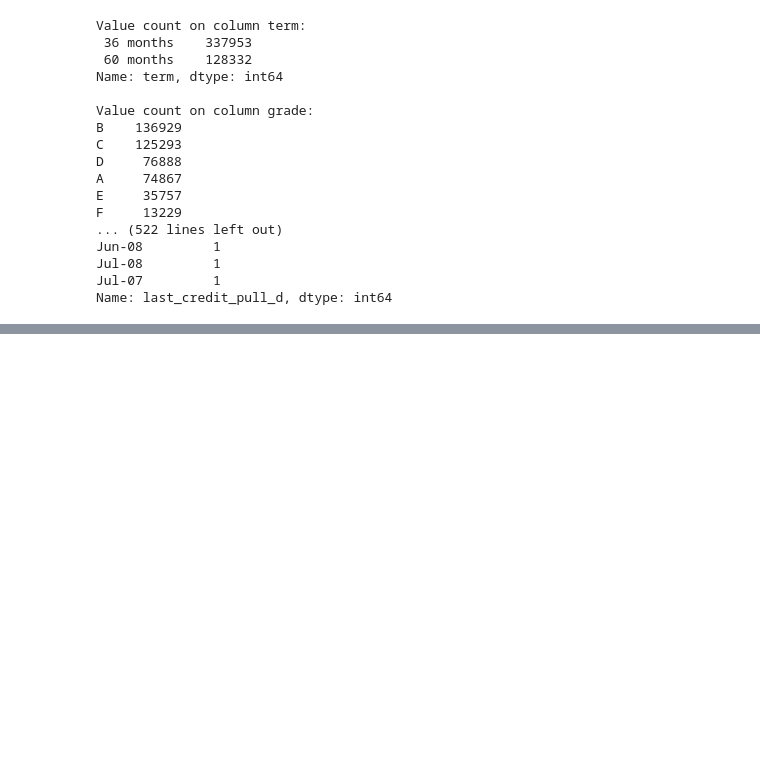
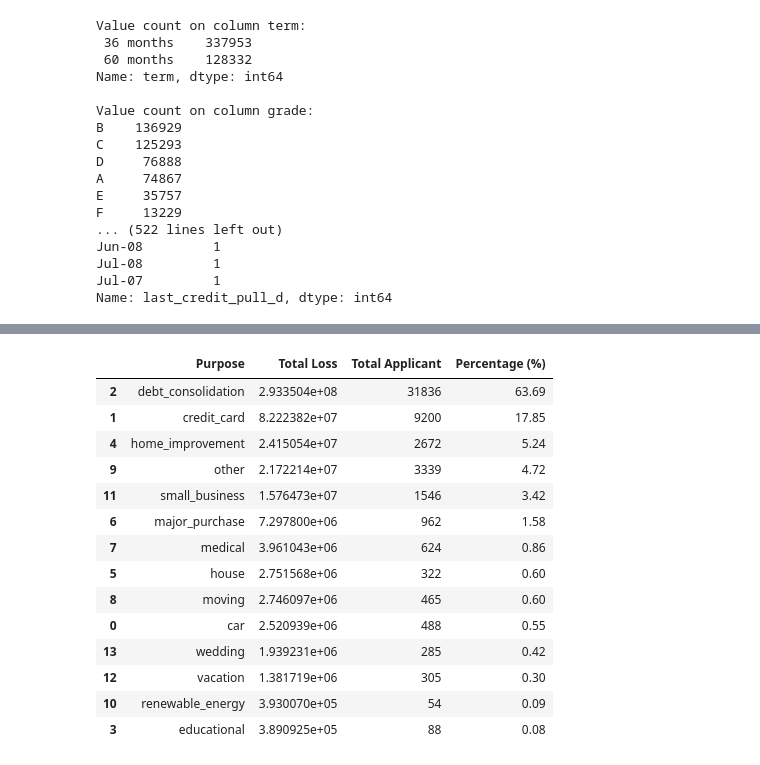
Before and after one commit to Reysadena/Credit-Risk-Analysis-and-Prediction, a Jupyter notebook: Credit_Risk_Analysis.ipynb, the cells around one changed output, grey strips where cells are left out. Saved outputs shown, nothing was run; the diff lists cells and outputs as text; code cells hidden in the pictures; blank space fills up the shorter version.

```diff
--- a/Credit_Risk_Analysis.ipynb
+++ b/Credit_Risk_Analysis.ipynb
@@ -300,0 +360,23 @@ Name: last_credit_pull_d, dtype: int64
+# %%
+b = bd1.groupby(['purpose']).agg({'remain_py':'sum',
+                                    'id':'count'}).reset_index()
+b['%'] = round(b['remain_py']*100/sum(b['remain_py']),2)
+b.columns = ['Purpose','Total Loss', 'Total Applicant','Percentage (%)']
+b = b.sort_values(by = ['Total Loss'], ascending=False)
+b
+# %% [output]
+|  | Purpose | Total Loss | Total Applicant | Percentage (%) |
+| 2 | debt_consolidation | 2.933504e+08 | 31836 | 63.69 |
+| 1 | credit_card | 8.222382e+07 | 9200 | 17.85 |
+| 4 | home_improvement | 2.415054e+07 | 2672 | 5.24 |
+| 9 | other | 2.172214e+07 | 3339 | 4.72 |
+| 11 | small_business | 1.576473e+07 | 1546 | 3.42 |
+| 6 | major_purchase | 7.297800e+06 | 962 | 1.58 |
+| 7 | medical | 3.961043e+06 | 624 | 0.86 |
+| 5 | house | 2.751568e+06 | 322 | 0.60 |
+| 8 | moving | 2.746097e+06 | 465 | 0.60 |
+| 0 | car | 2.520939e+06 | 488 | 0.55 |
+| 13 | wedding | 1.939231e+06 | 285 | 0.42 |
+| 12 | vacation | 1.381719e+06 | 305 | 0.30 |
+| 10 | renewable_energy | 3.930070e+05 | 54 | 0.09 |
+| 3 | educational | 3.890925e+05 | 88 | 0.08 |
```
Also changed, not shown: parts of 32 cells of this notebook.
